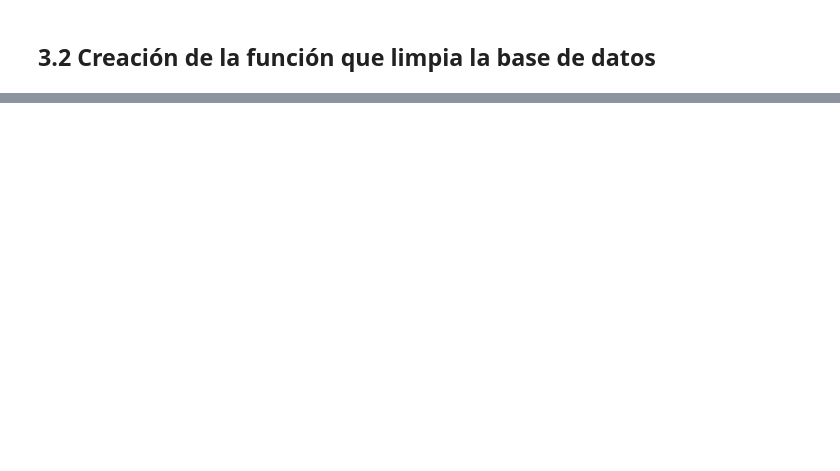
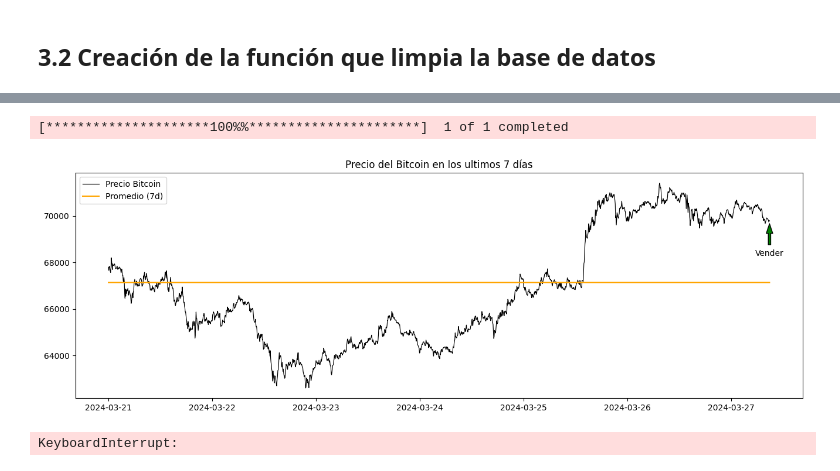
Before and after one commit to RicardxJMG/Simple-Robot-Trading, a Jupyter notebook: Robot_trading.ipynb, the cells around one changed output, grey strips where cells are left out. Drawn from its saved outputs; the diff is of its cells as text; code cells hidden in the pictures; blank space fills up the shorter version.

```diff
--- a/Robot_trading.ipynb
+++ b/Robot_trading.ipynb
@@ -120,7 +121,7 @@ def limpieza_datos():
   df_bitcoin_limpio.drop_duplicates(inplace=True)
 
   # Tratando los valores nulos de la columna close
-  valores_nulos = df_bitcoin.Close.isna().any()
+  valores_nulos = df_bitcoin_limpio.Close.isna().any()
   if valores_nulos == True:
     df_bitcoin_limpio.Close.fillna(method='ffill', inplace=True)
 
@@ -137,5 +138,3 @@ def limpieza_datos():
   # Calculando la media con los datos ya filtrados.
   media_bitcoin = df_bitcoin_limpio.Close.mean()
   df_bitcoin
-
-limpieza_datos()
@@ -147,0 +157,10 @@ Registros que tengan registros Volume de transacción menor o igual a cero: 0
+# %%
+def tomar_decision():
+  global algoritmo_decision, tendencia, media_bitcoin, precio_actual
+
+  if precio_actual >= media_bitcoin and tendencia == 'Baja':
+    algoritmo_decision = 'Vender'
+  elif precio_actual < media_bitcoin and tendencia == 'Alta':
+    algoritmo_decision = 'Comprar'
+  else:
+    algoritmo_decision = 'Esperar'
@@ -147,0 +198,13 @@ Registros que tengan registros Volume de transacción menor o igual a cero: 0
+# %%
+while(True):
+  clear_output()
+  importar_base_bitcoin()
+  extraer_tendencias()
+  limpieza_datos()
+  tomar_decision()
+  visualizacion()
+  time.sleep(300)
+# %% [output]
+[*********************100%%**********************]  1 of 1 completed
+[figure, added]
+KeyboardInterrupt:
```
Also changed, not shown: parts of 16 cells of this notebook.
